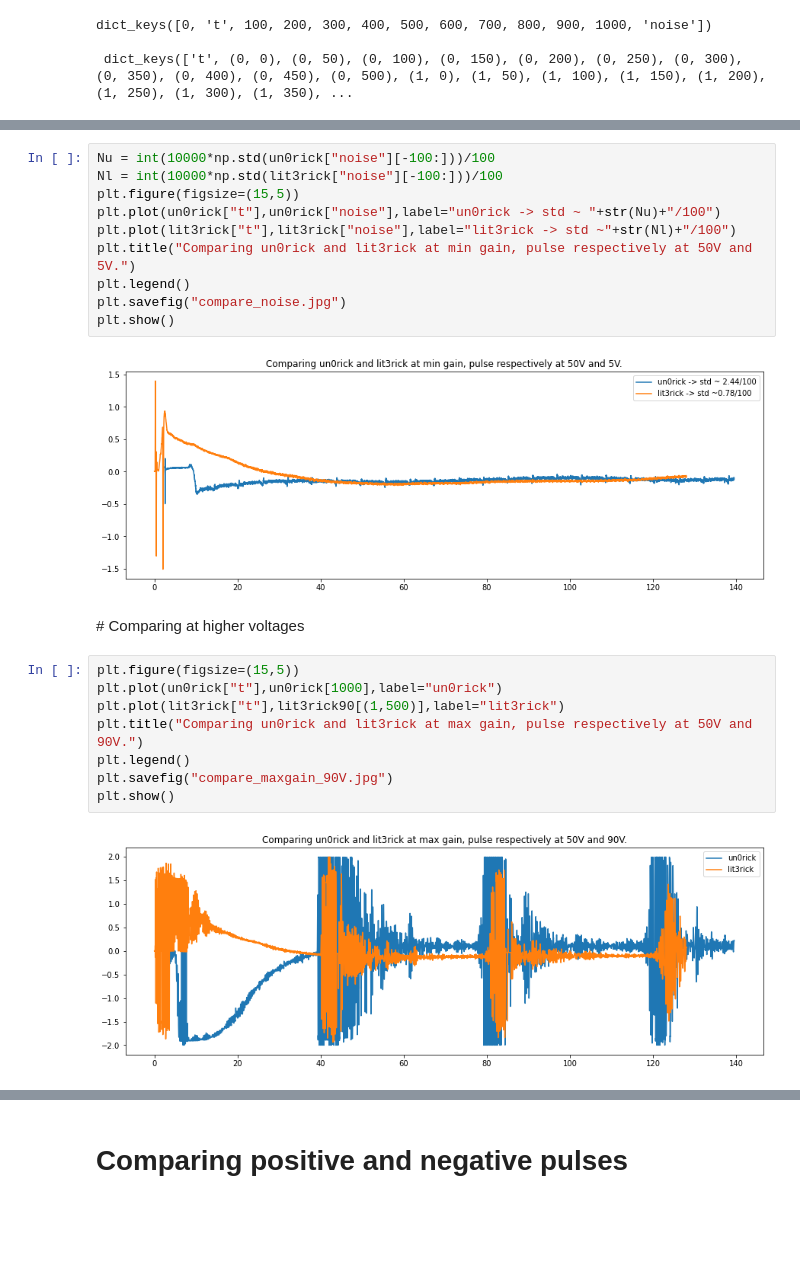
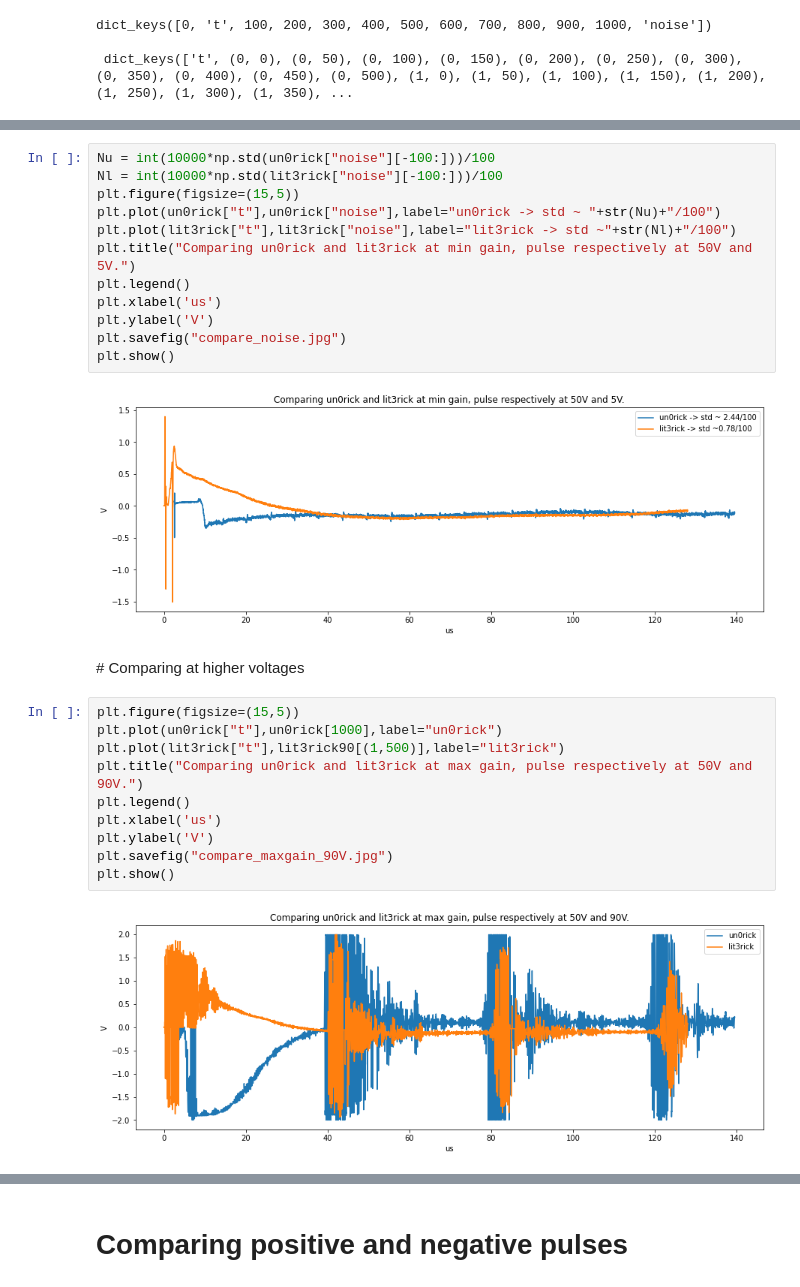
Before and after one commit to kelu124/lit3rick, a Jupyter notebook: sample_acqs/0.CompareAcqs.ipynb, the cells around one changed output, grey strips where cells are left out. Saved outputs shown, nothing was run; the diff lists cells and outputs as text; blank space fills up the shorter version.

```diff
--- a/sample_acqs/0.CompareAcqs.ipynb
+++ b/sample_acqs/0.CompareAcqs.ipynb
@@ -61,22 +65,26 @@ plt.plot(un0rick["t"],un0rick["noise"],label="un0rick -> std ~ "+str(Nu)+"/100")
 plt.plot(lit3rick["t"],lit3rick["noise"],label="lit3rick -> std ~"+str(Nl)+"/100")
 plt.title("Comparing un0rick and lit3rick at min gain, pulse respectively at 50V and 5V.")
 plt.legend()
+plt.xlabel('us')
+plt.ylabel('V')
 plt.savefig("compare_noise.jpg")
 plt.show()
 # %% [output]
-[figure, old version]
+[figure, new version]
 # %% [markdown]
 # Comparing at higher voltages
 # %%
 plt.figure(figsize=(15,5))
 plt.plot(un0rick["t"],un0rick[1000],label="un0rick")
 plt.plot(lit3rick["t"],lit3rick90[(1,500)],label="lit3rick")
 plt.title("Comparing un0rick and lit3rick at max gain, pulse respectively at 50V and 90V.")
 plt.legend()
+plt.xlabel('us')
+plt.ylabel('V')
 plt.savefig("compare_maxgain_90V.jpg")
 plt.show()
 # %% [output]
-[figure, old version]
+[figure, new version]
 # %%
 plt.figure(figsize=(15,5))
 plt.plot(un0rick["t"],un0rick[100],label="un0rick")
```
Also changed, not shown: parts of 12 cells of this notebook, 13 other files.
